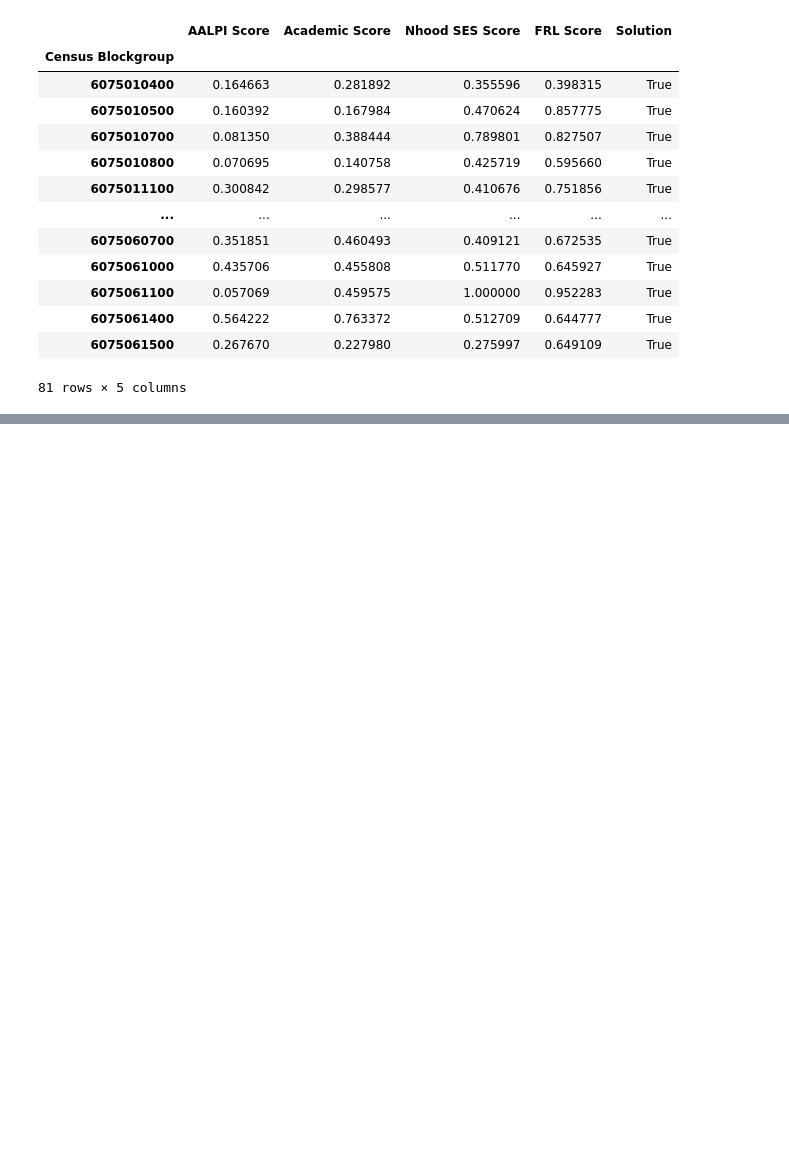
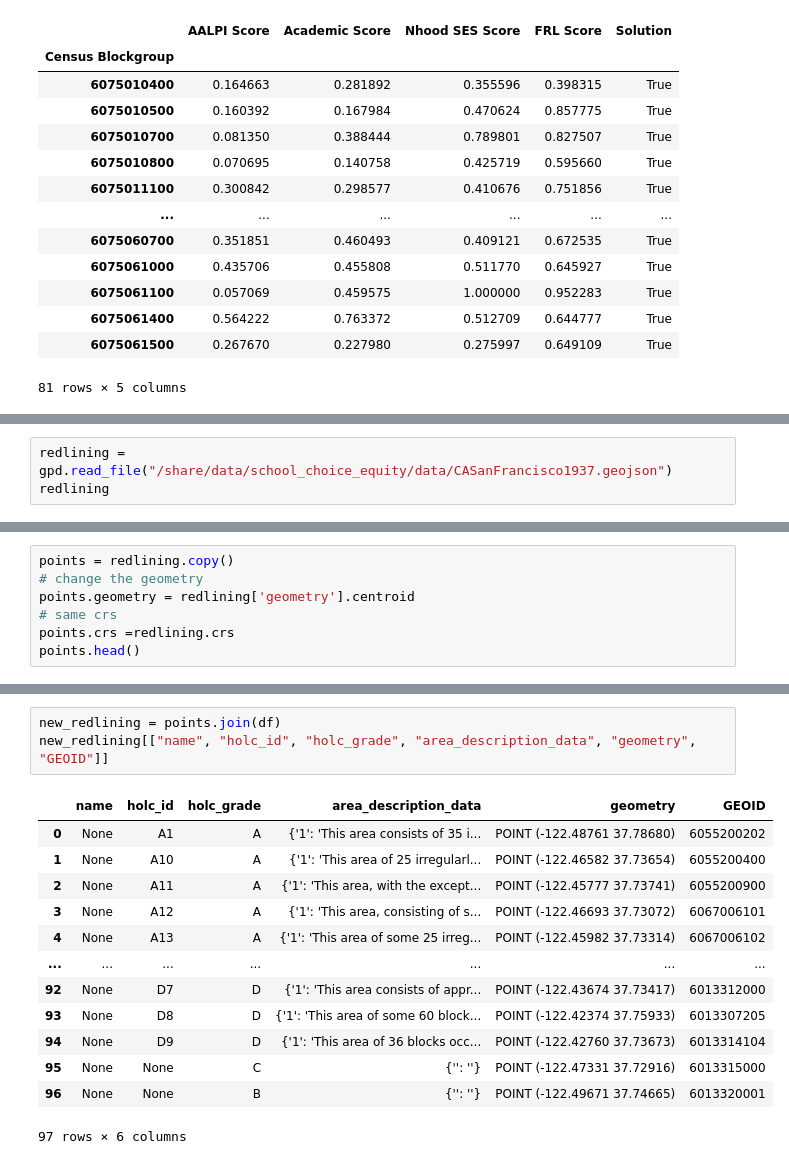
Before and after one commit to 18rberry/Operationalizing-Equity-Tiebreaker-in-SF, a Jupyter notebook: notebooks/Final_Report_Riya.ipynb, the cells around one changed output, grey strips where cells are left out. Drawn from its saved outputs; the diff is of its cells as text; blank space fills up the shorter version.

Commit message:
adding redlining

```diff
--- a/notebooks/Final_Report_Riya.ipynb
+++ b/notebooks/Final_Report_Riya.ipynb
@@ -571,0 +572,3 @@ See the caveats in the documentation: https://pandas.pydata.org/pandas-docs/stab
+# %%
+redlining = gpd.read_file("/share/data/school_choice_equity/data/CASanFrancisco1937.geojson")
+redlining
@@ -571,0 +589,7 @@ See the caveats in the documentation: https://pandas.pydata.org/pandas-docs/stab
+# %%
+points = redlining.copy()
+# change the geometry
+points.geometry = redlining['geometry'].centroid
+# same crs
+points.crs =redlining.crs
+points.head()
@@ -571,0 +604,17 @@ See the caveats in the documentation: https://pandas.pydata.org/pandas-docs/stab
+# %%
+new_redlining = points.join(df)
+new_redlining[["name", "holc_id", "holc_grade", "area_description_data", "geometry", "GEOID"]]
+# %% [output]
+|  | name | holc_id | holc_grade | area_description_data | geometry | GEOID |
+| 0 | None | A1 | A | {'1': 'This area consists of 35 i... | POINT (-122.48761 37.78680) | 6055200202 |
+| 1 | None | A10 | A | {'1': 'This area of 25 irregularl... | POINT (-122.46582 37.73654) | 6055200400 |
+| 2 | None | A11 | A | {'1': 'This area, with the except... | POINT (-122.45777 37.73741) | 6055200900 |
+| 3 | None | A12 | A | {'1': 'This area, consisting of s... | POINT (-122.46693 37.73072) | 6067006101 |
+| 4 | None | A13 | A | {'1': 'This area of some 25 irreg... | POINT (-122.45982 37.73314) | 6067006102 |
+| ... | ... | ... | ... | ... | ... | ... |
+| 92 | None | D7 | D | {'1': 'This area consists of appr... | POINT (-122.43674 37.73417) | 6013312000 |
+| 93 | None | D8 | D | {'1': 'This area of some 60 block... | POINT (-122.42374 37.75933) | 6013307205 |
+| 94 | None | D9 | D | {'1': 'This area of 36 blocks occ... | POINT (-122.42760 37.73673) | 6013314104 |
+| 95 | None | None | C | {'': ''} | POINT (-122.47331 37.72916) | 6013315000 |
+| 96 | None | None | B | {'': ''} | POINT (-122.49671 37.74665) | 6013320001 |
+97 rows × 6 columns
```
Also changed, not shown: parts of 7 cells of this notebook, 2 other files.
